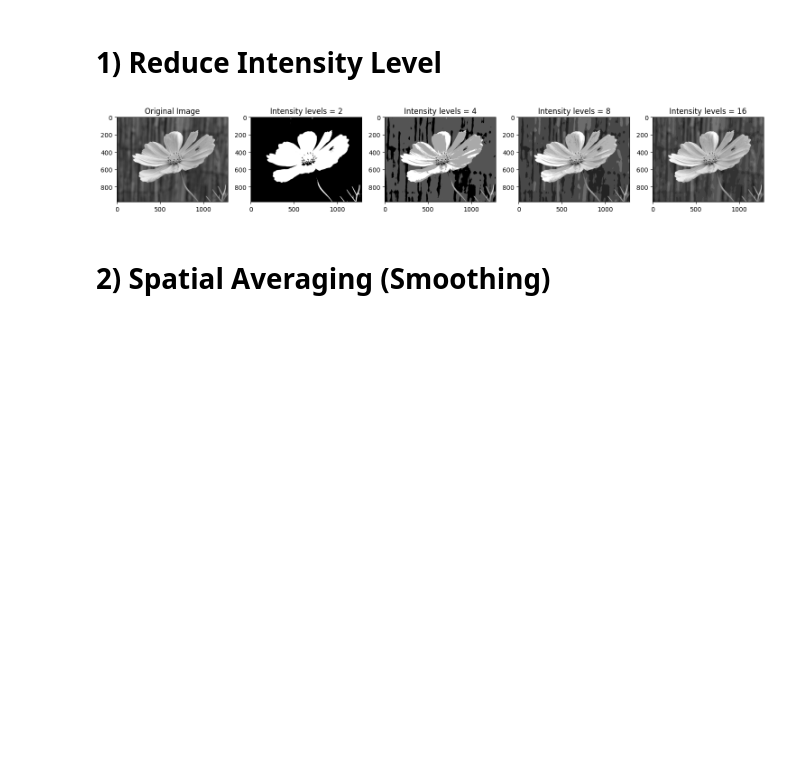
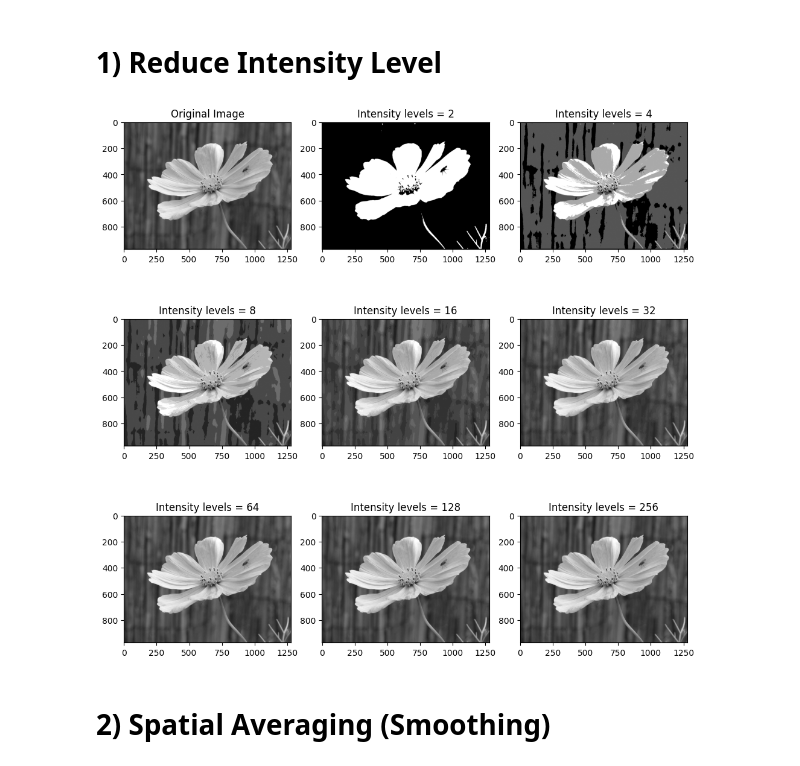
Before and after one commit to JaanuGopan/ComputerVision_Assignment_1, a Jupyter notebook: ComputerVision_Assignment_1.ipynb, the cells around one changed output. Drawn from its saved outputs; the diff is of its cells as text; code cells hidden in the pictures; blank space fills up the shorter version.

```diff
--- a/ComputerVision_Assignment_1.ipynb
+++ b/ComputerVision_Assignment_1.ipynb
@@ -40,34 +40,35 @@ os.makedirs("results", exist_ok=True)
 # %%
 # Function to reduce intensity levels
 def reduce_intensity_levels(image, levels):
     factor = 256 // levels
     reduced_image = (image // factor) * factor
     return reduced_image
 
 # Levels to apply
-levels_list = [2, 4, 8, 16]
+levels_list = [2, 4, 8, 16, 32, 64, 128, 256]
 
-# Prepare subplots
-fig, arr = plt.subplots(1, 5, figsize=(15, 5))
+# Prepare subplots (1 for original + 8 for reduced images)
+fig, arr = plt.subplots(3, 3, figsize=(10, 10))
+arr = arr.flatten()
 
 # Show original
 arr[0].imshow(image, cmap='gray')
 arr[0].set_title('Original Image')
 arr[0].axis('on')
 
 # Apply and show each reduced intensity image
 for i, lvl in enumerate(levels_list):
     reduced = reduce_intensity_levels(image, lvl)
     cv2.imwrite(f'results/reduced_{lvl}_levels.jpg', reduced)
 
     arr[i + 1].imshow(reduced, cmap='gray')
     arr[i + 1].set_title(f'Intensity levels = {lvl}')
     arr[i + 1].axis('on')
 
 plt.tight_layout()
 plt.show()
 # %% [output]
-[figure, old version]
+[figure, new version]
 # %% [markdown]
 # 2) Spatial Averaging (Smoothing)
 # %%
```
Also changed, not shown: parts of 2 cells of this notebook.
